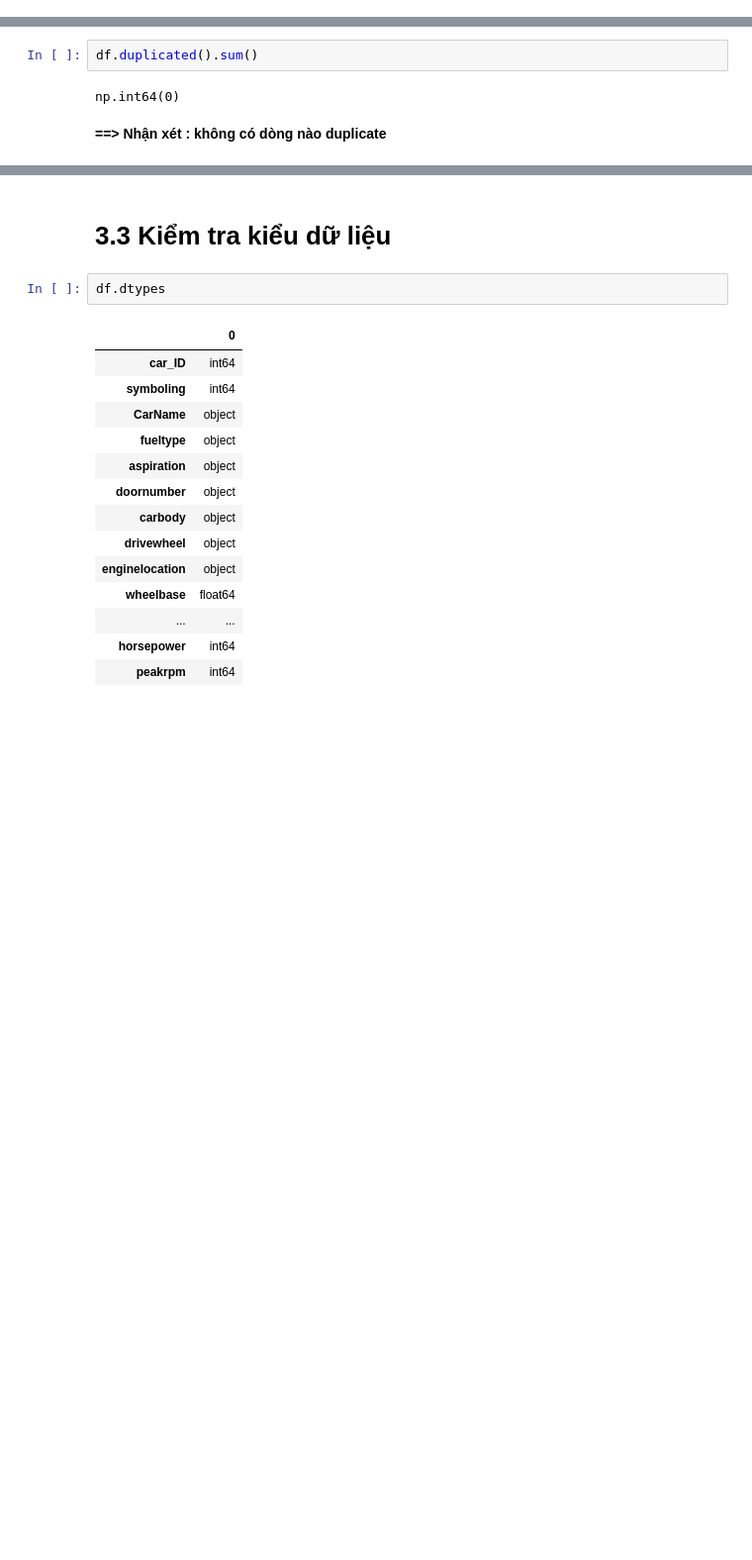
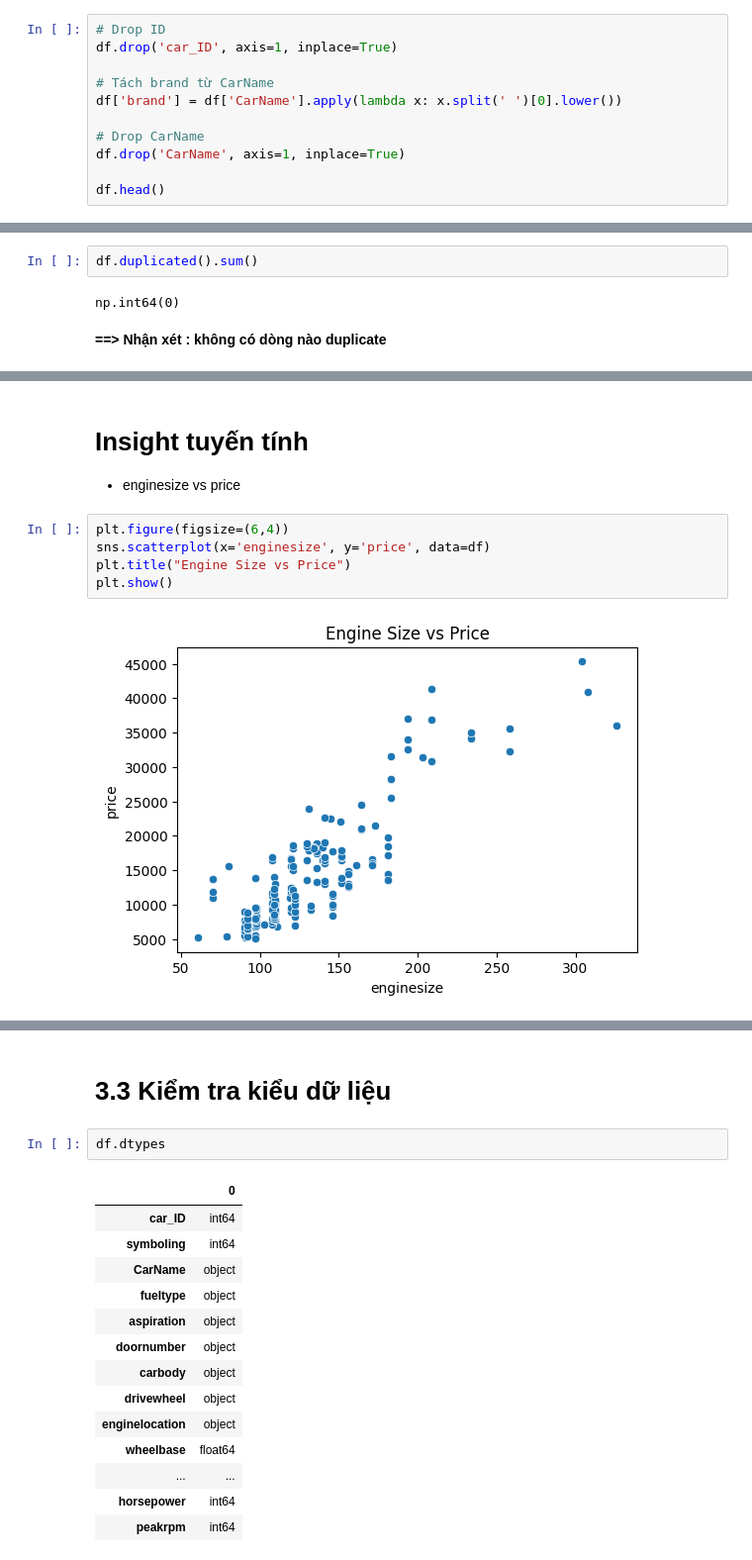
Before and after one commit to hoangchaulanbao/HocmayNC, a Jupyter notebook: CuoiKy_car_price_Prediction.ipynb, the cells around one changed output, grey strips where cells are left out. Shown at 99% size. Cells and saved outputs as stored; diff of their text form; blank space fills up the shorter version.

```diff
--- a/CuoiKy_car_price_Prediction.ipynb
+++ b/CuoiKy_car_price_Prediction.ipynb
@@ -32,0 +79,11 @@ df.head()
+# %%
+# Drop ID
+df.drop('car_ID', axis=1, inplace=True)
+
+# Tách brand từ CarName
+df['brand'] = df['CarName'].apply(lambda x: x.split(' ')[0].lower())
+
+# Drop CarName
+df.drop('CarName', axis=1, inplace=True)
+
+df.head()
@@ -73,0 +168,10 @@ np.int64(0)
+# %% [markdown]
+# Insight tuyến tính
+- enginesize vs price
+# %%
+plt.figure(figsize=(6,4))
+sns.scatterplot(x='enginesize', y='price', data=df)
+plt.title("Engine Size vs Price")
+plt.show()
+# %% [output]
+[figure, added]
```
Also changed, not shown: parts of 32 cells of this notebook.
